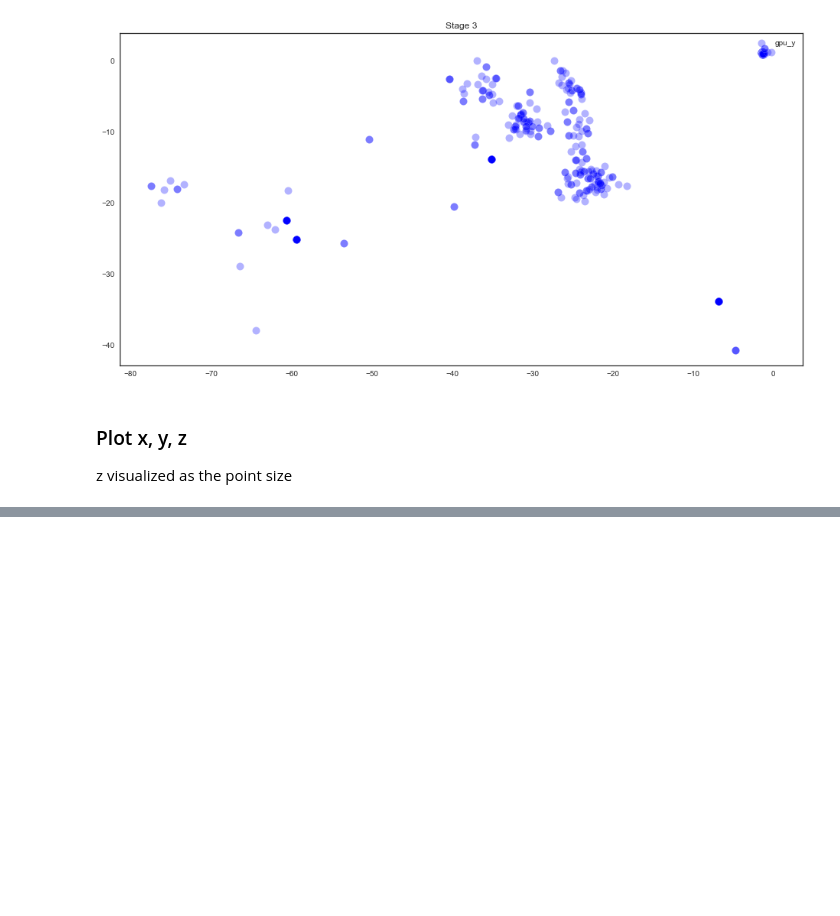
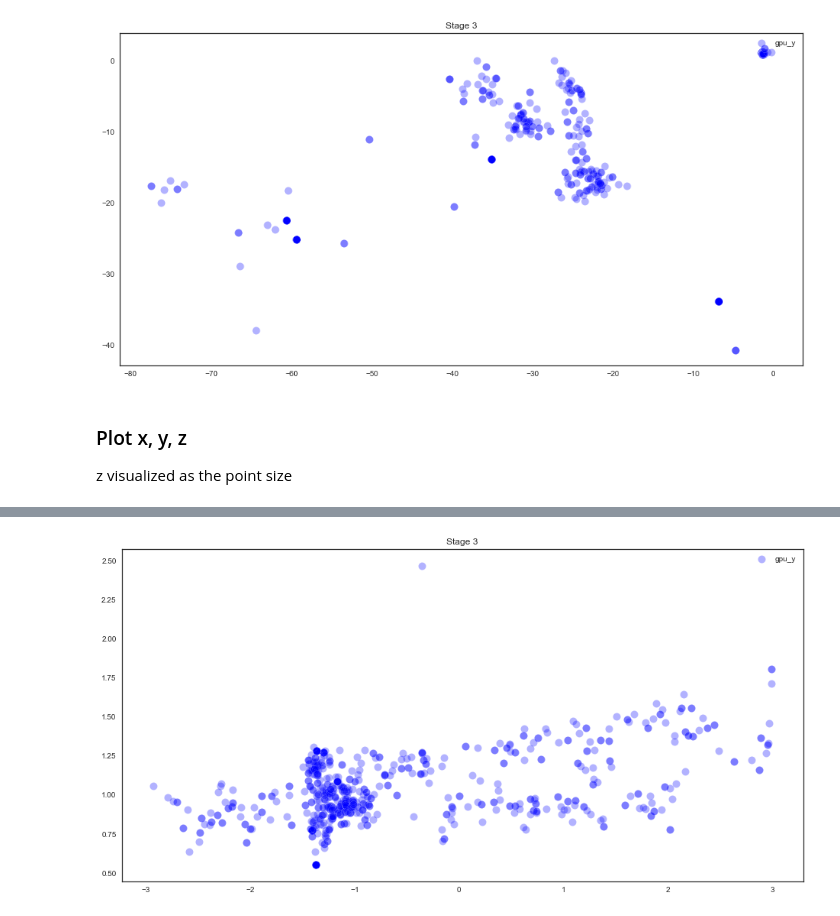
Before and after one commit to elmasyr/gaze, a Jupyter notebook: p2-gaze-xml-to-dict-to-pandas-vr.ipynb, the cells around one changed output, grey strips where cells are left out. Saved outputs shown, nothing was run; the diff lists cells and outputs as text; code cells hidden in the pictures; blank space fills up the shorter version.

```diff
--- a/p2-gaze-xml-to-dict-to-pandas-vr.ipynb
+++ b/p2-gaze-xml-to-dict-to-pandas-vr.ipynb
@@ -266,0 +277,3 @@ plt.legend(loc=1);
+# %%
+n = 3
+len(df[((df.gpu_x<n)&(df.gpu_x>-n))&((df.gpu_y<n)&(df.gpu_y>-n))])
@@ -266,0 +282,17 @@ plt.legend(loc=1);
+# %%
+df = df[((df.gpu_x<n)&(df.gpu_x>-n))&((df.gpu_y<n)&(df.gpu_y>-n))]
+# %%
+data = (['gpu'])
+colors = (["blue"])
+dfd = df[df.stage==0]
+
+fig = plt.figure(figsize=(16,8))
+ax = fig.add_subplot(1, 1, 1)
+
+for data, color in zip(data, colors):
+    x = dfd[data+'_x']
+    y = dfd[data+'_y']
+    ax.scatter(x, y, alpha=0.3, c=color, edgecolors='w', s=100)
+
+plt.title('Stage 0')
+plt.legend(loc=1);
@@ -266,0 +301,17 @@ plt.legend(loc=1);
+# %%
+data = (['gpu'])
+colors = (["blue"])
+dfd = df[df.stage==3]
+
+fig = plt.figure(figsize=(16,8))
+ax = fig.add_subplot(1, 1, 1)
+
+for data, color in zip(data, colors):
+    x = dfd[data+'_x']
+    y = dfd[data+'_y']
+    ax.scatter(x, y, alpha=0.3, c=color, edgecolors='w', s=100)
+
+plt.title('Stage 3')
+plt.legend(loc=1);
+# %% [output]
+[figure, added]
```
Also changed, not shown: parts of 10 cells of this notebook.
